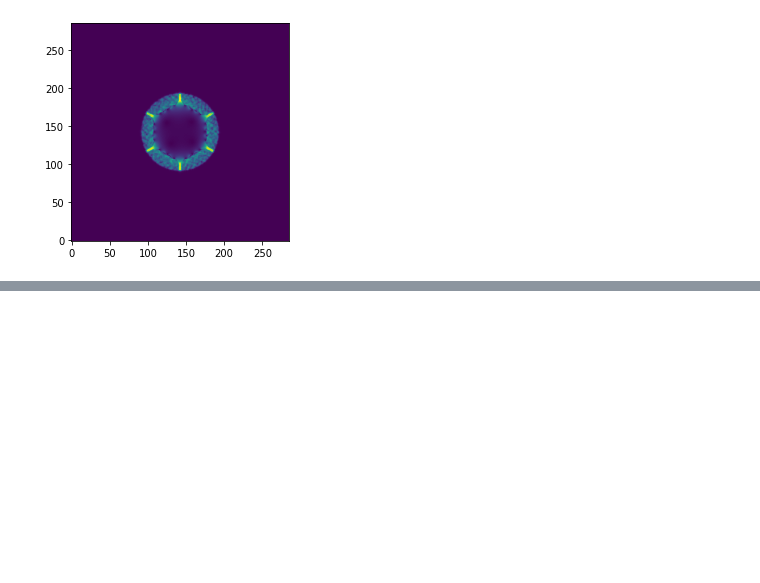
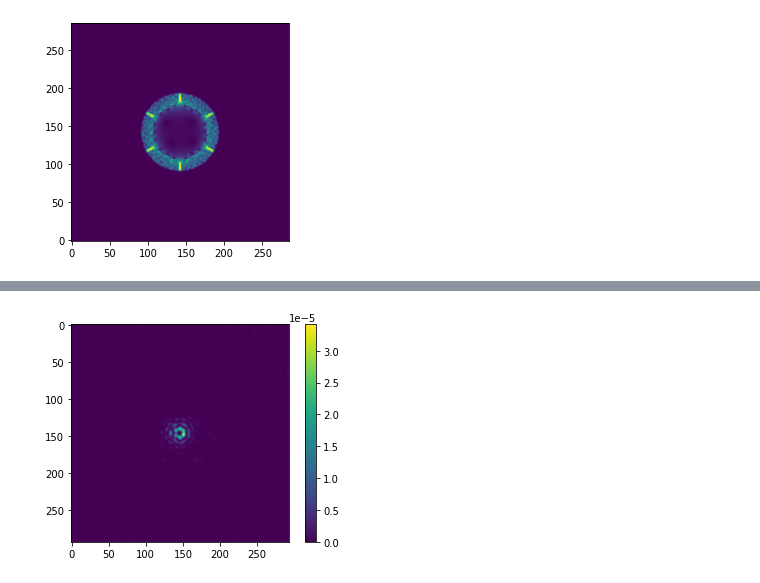
Before and after one commit to vortex-exoplanet/HEEPS, a Jupyter notebook: tools/light_trap.ipynb, the cells around one changed output, grey strips where cells are left out. Cells and saved outputs as stored; diff of their text form; code cells hidden in the pictures; blank space fills up the shorter version.

```diff
--- a/tools/light_trap.ipynb
+++ b/tools/light_trap.ipynb
@@ -68,0 +79,5 @@ light trap
+# %%
+plt.imshow(psf)#, origin=True)
+plt.colorbar();
+# %% [output]
+[figure, added]
```
Also changed, not shown: parts of 11 cells of this notebook.
